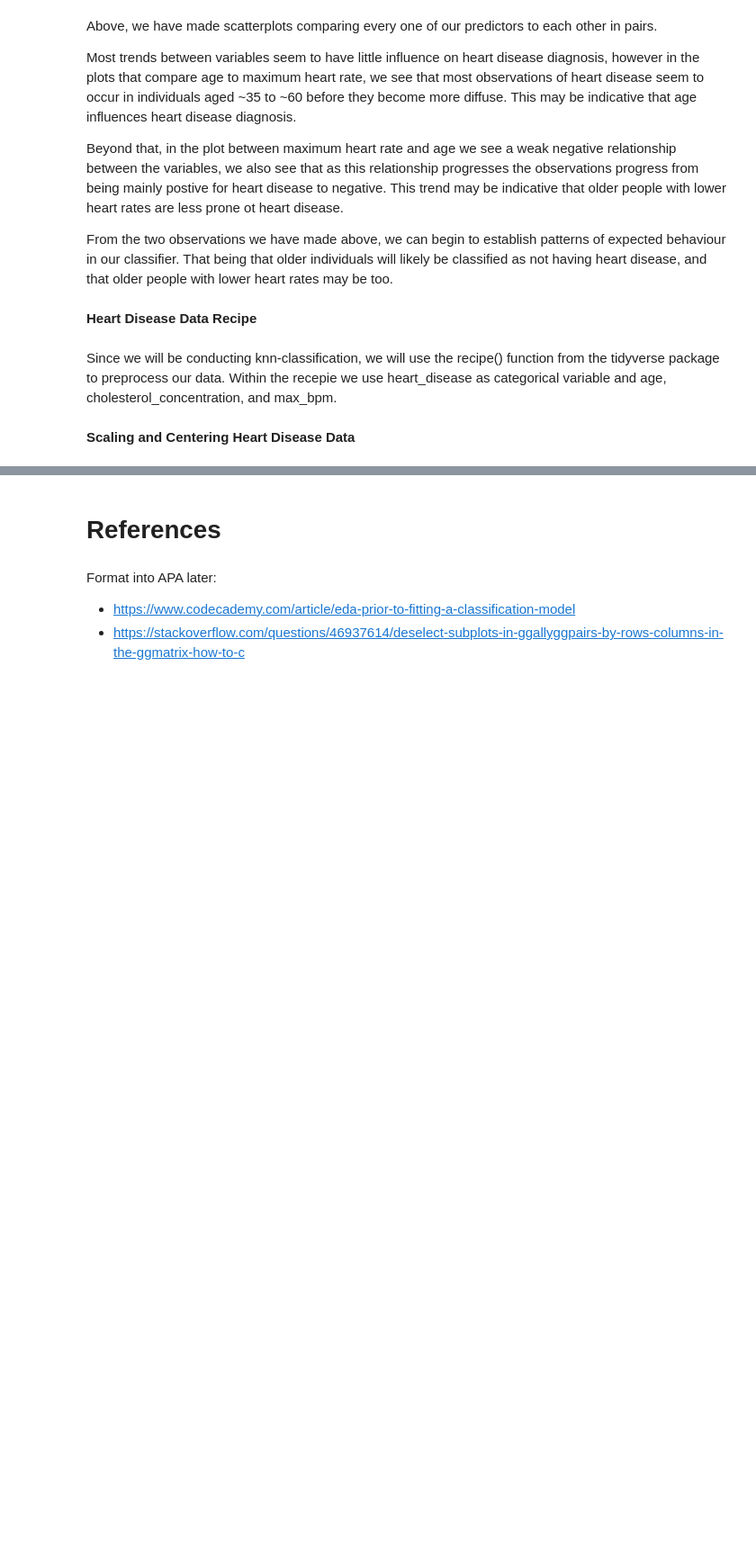
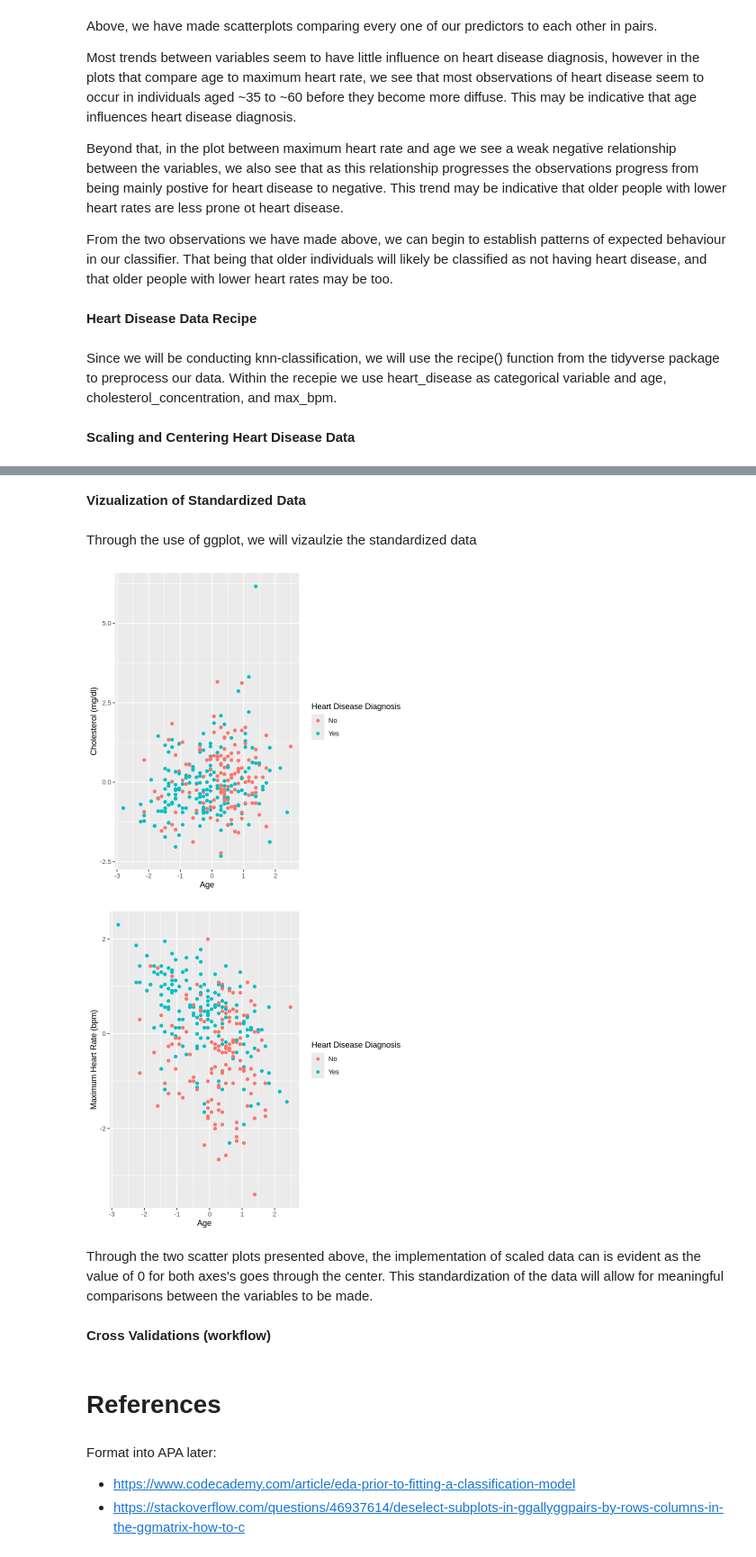
Before and after one commit to dislasriv/Heart-Disease-Data-Analysis, a Jupyter notebook: ProjectReport.ipynb, the cells around one changed output, grey strips where cells are left out. Shown at 90% size. Drawn from its saved outputs; the diff is of its cells as text; code cells hidden in the pictures; blank space fills up the shorter version.

Commit message:
added recipe, standardization, visualization of standardized data
Added header for cross validation to work on layer

```diff
--- a/ProjectReport.ipynb
+++ b/ProjectReport.ipynb
@@ -171,0 +172,10 @@ The dataset will also be scaled and centered using the step_scale() and step_cen
+# %%
+heart_data_recipe <- recipe(diagnosis ~ age + cholesterol_concentration + max_bpm, data= heart_disease_data) |>
+                     step_scale(all_predictors()) |>
+                     step_center(all_predictors())
+heart_data_recipe
+
+heart_data_scaled <- heart_data_recipe |>
+                     prep() |>
+                     bake(heart_disease_data)
+heart_data_scaled
@@ -172,3 +220,26 @@ The dataset will also be scaled and centered using the step_scale() and step_cen
+# %% [markdown]
+**Vizualization of Standardized Data**
+# %% [markdown]
+Through the use of ggplot, we will vizaulzie the standardized data
+# %%
+options(repr.plot.width = 6, repr.plot.height = 6)
+
+cholesterol_scaled_plot <- ggplot(heart_data_scaled, aes(x = age, y = cholesterol_concentration, color = diagnosis)) +
+geom_point() +
+labs(x = "Age", y = "Cholesterol (mg/dl)", colour = "Heart Disease Diagnosis")
+cholesterol_scaled_plot
+
+max_bpm_scaled_plot <- ggplot(heart_data_scaled, aes(x = age, y = max_bpm, color = diagnosis)) +
+geom_point() +
+labs(x = "Age", y = "Maximum Heart Rate (bpm)", colour = "Heart Disease Diagnosis")
+max_bpm_scaled_plot
+# %% [output]
+[figure, added]
+[figure, added]
+# %% [markdown]
+Through the two scatter plots presented above, the implementation of scaled data can is evident as the value of 0 for both axes's goes through the center. This standardization of the data will allow for meaningful comparisons between the variables to be made.
+# %% [markdown]
+**Cross Validations (workflow)**
 # %% [markdown]
 # References
 # %% [markdown]
```
Also changed, not shown: parts of 2 cells of this notebook.
